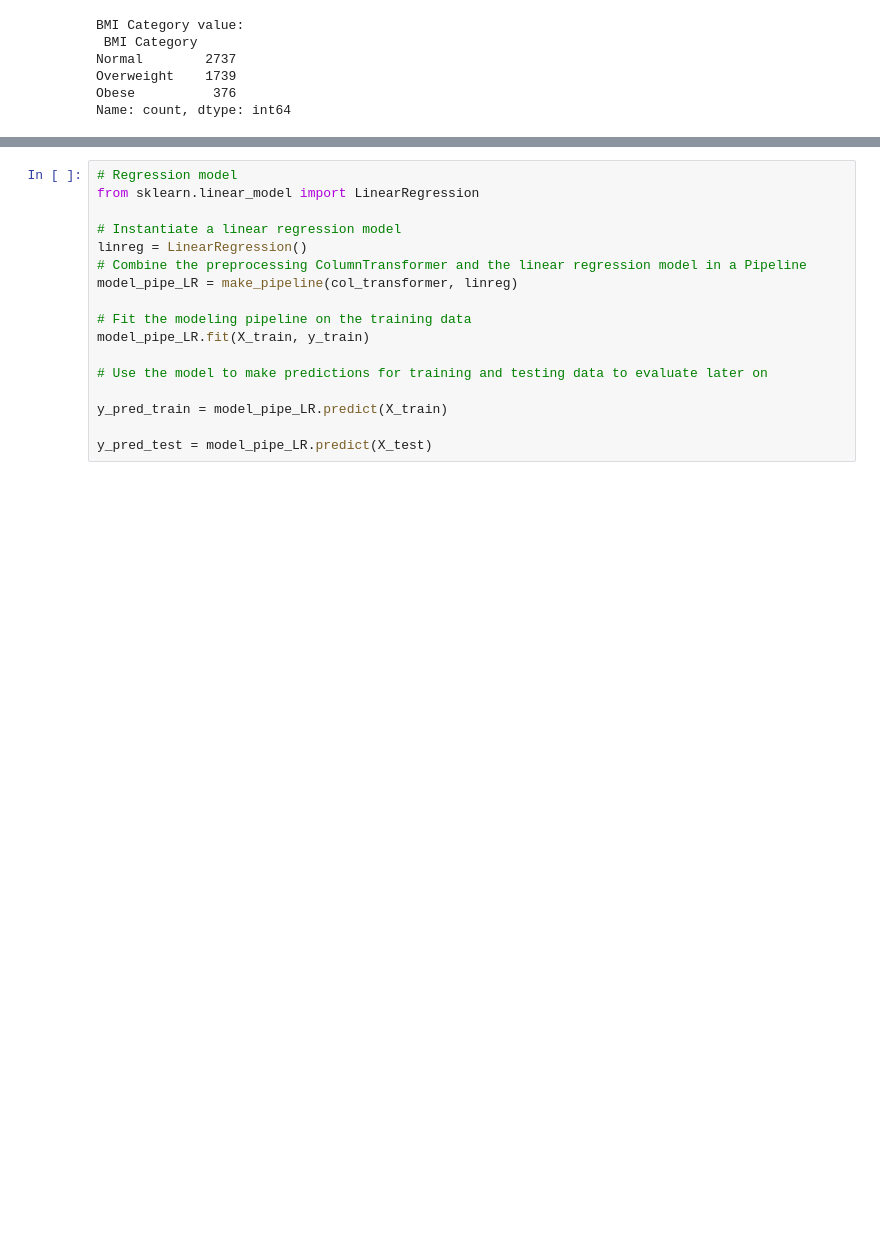
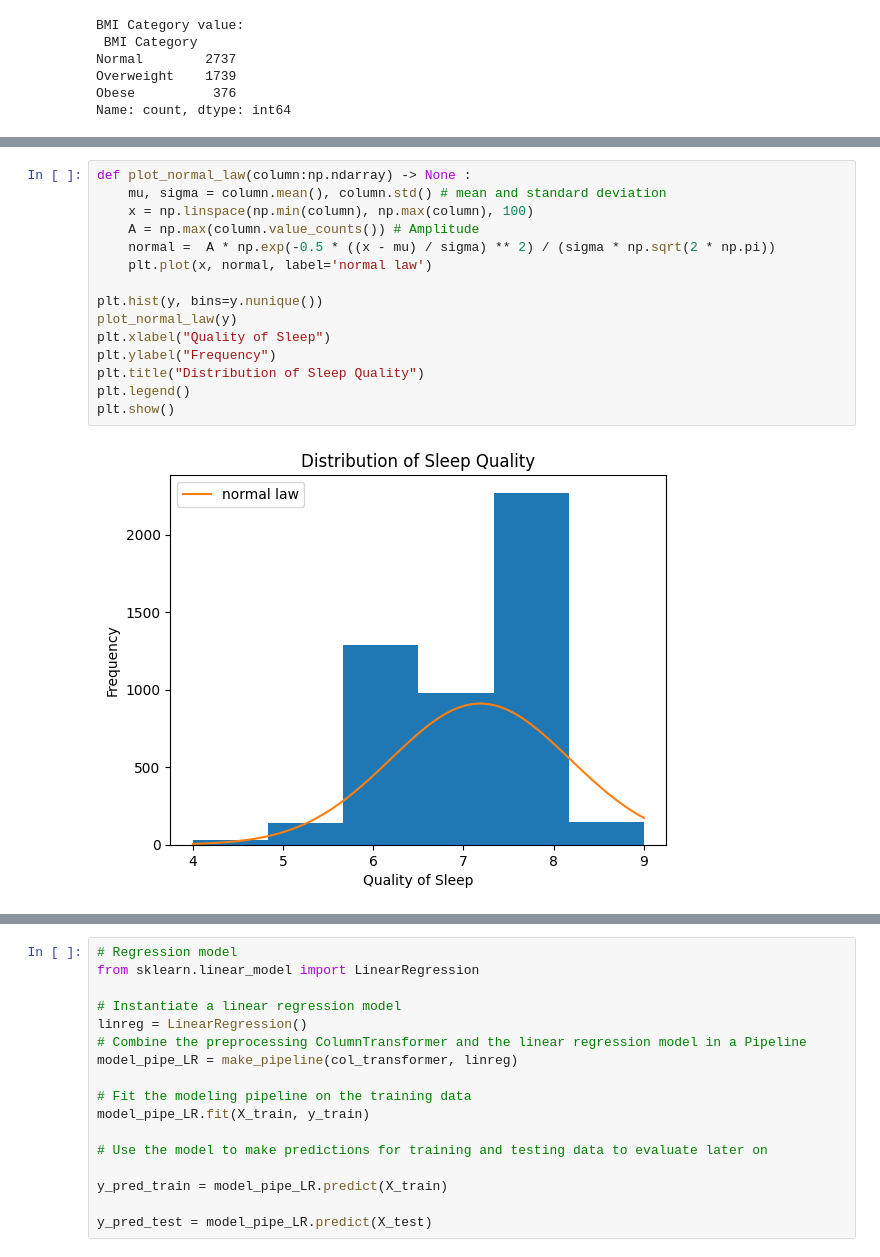
Before and after one commit to TheoHUETQC/machine-learning, a Jupyter notebook: project/quality_sleep_prediction.ipynb, the cells around one changed output, grey strips where cells are left out. Saved outputs shown, nothing was run; the diff lists cells and outputs as text; blank space fills up the shorter version.

```diff
--- a/project/quality_sleep_prediction.ipynb
+++ b/project/quality_sleep_prediction.ipynb
@@ -370,0 +490,17 @@ At the end of this stage, the dataset is fully numerical, structurally consisten
+# %%
+def plot_normal_law(column:np.ndarray) -> None :
+    mu, sigma = column.mean(), column.std() # mean and standard deviation
+    x = np.linspace(np.min(column), np.max(column), 100)
+    A = np.max(column.value_counts()) # Amplitude
+    normal =  A * np.exp(-0.5 * ((x - mu) / sigma) ** 2) / (sigma * np.sqrt(2 * np.pi))
+    plt.plot(x, normal, label='normal law')
+
+plt.hist(y, bins=y.nunique())
+plot_normal_law(y)
+plt.xlabel("Quality of Sleep")
+plt.ylabel("Frequency")
+plt.title("Distribution of Sleep Quality")
+plt.legend()
+plt.show()
+# %% [output]
+[figure, added]
```
Also changed, not shown: parts of 43 cells of this notebook.
